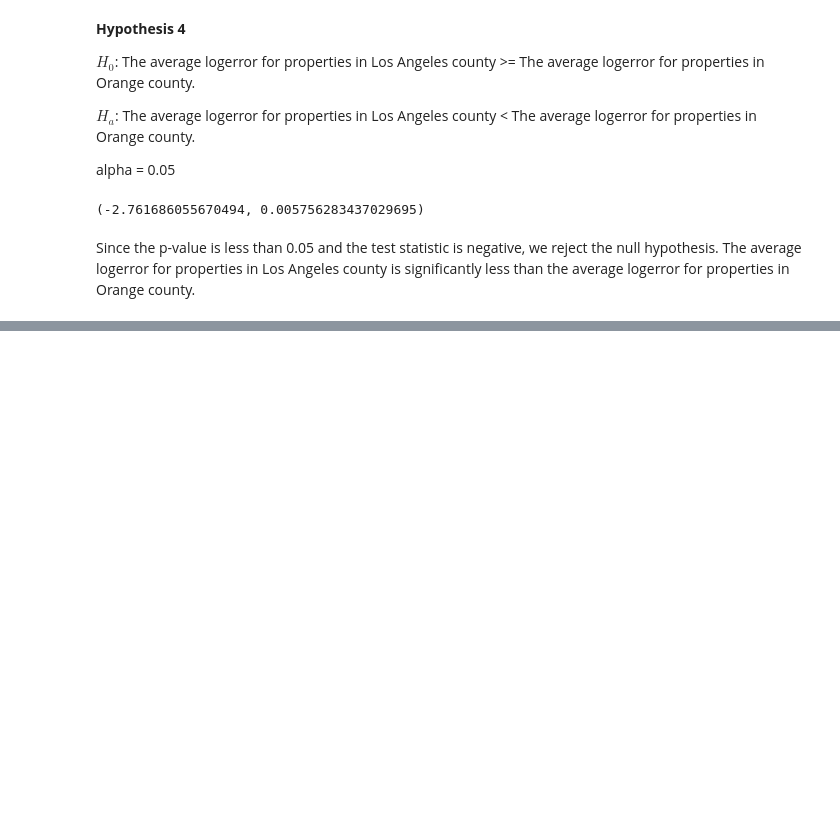
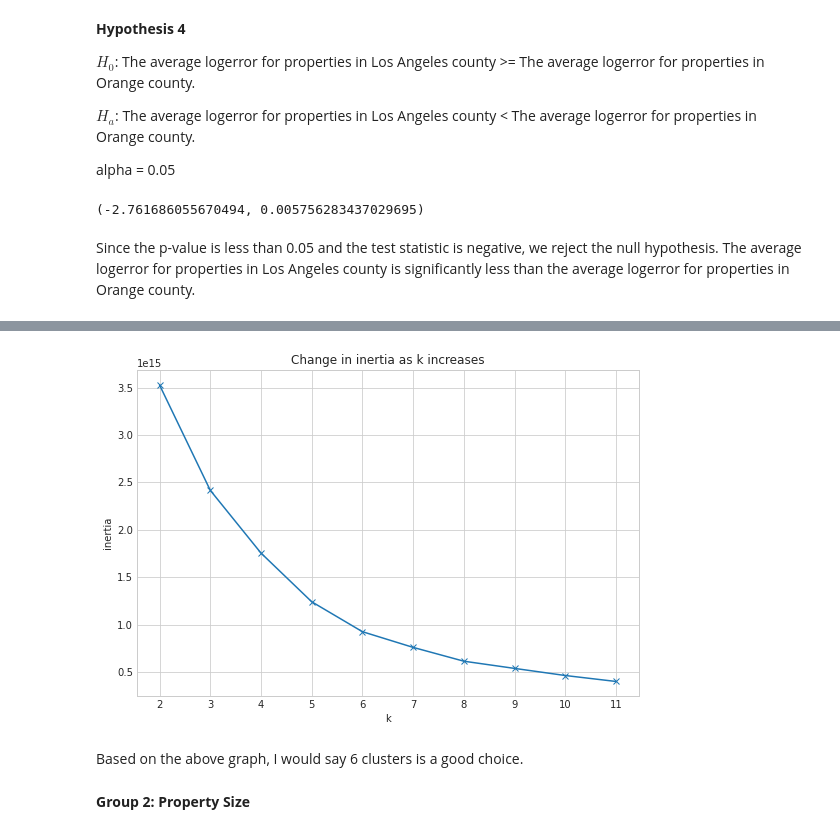
Before and after one commit to johnathon-smith/zillow-clustering-project, a Jupyter notebook: explore_zillow.ipynb, the cells around one changed output, grey strips where cells are left out. Drawn from its saved outputs; the diff is of its cells as text; code cells hidden in the pictures; blank space fills up the shorter version.

Commit message:
Did some exploration and added a few cluster groups. Further analysis is required.

```diff
--- a/explore_zillow.ipynb
+++ b/explore_zillow.ipynb
@@ -234,0 +237,10 @@ Since the p-value is less than 0.05 and the test statistic is negative, we rejec
+# %%
+#Copy the train data set and remove unnecessary vars
+cluster_df = train.copy()
+cluster_df = cluster_df[['age', 'latitude', 'longitude']]
+# %%
+#Now scale using MinMaxScaler
+scaler = MinMaxScaler()
+
+#Fit the scaler and transform data
+scaler.fit_transform(cluster_df)
@@ -234,0 +255,13 @@ Since the p-value is less than 0.05 and the test statistic is negative, we rejec
+# %%
+#Now determine number of clusters to make using elbow method
+with plt.style.context('seaborn-whitegrid'):
+    plt.figure(figsize=(9, 6))
+    pd.Series({k: KMeans(k).fit(cluster_df).inertia_ for k in range(2, 12)}).plot(marker='x')
+    plt.xticks(range(2, 12))
+    plt.xlabel('k')
+    plt.ylabel('inertia')
+    plt.title('Change in inertia as k increases')
+# %% [output]
+[figure, added]
+# %% [markdown]
+Based on the above graph, I would say 6 clusters is a good choice.
@@ -234,0 +277,2 @@ Since the p-value is less than 0.05 and the test statistic is negative, we rejec
+# %% [markdown]
+__Group 2: Property Size__
```
Also changed, not shown: parts of 21 cells of this notebook.
